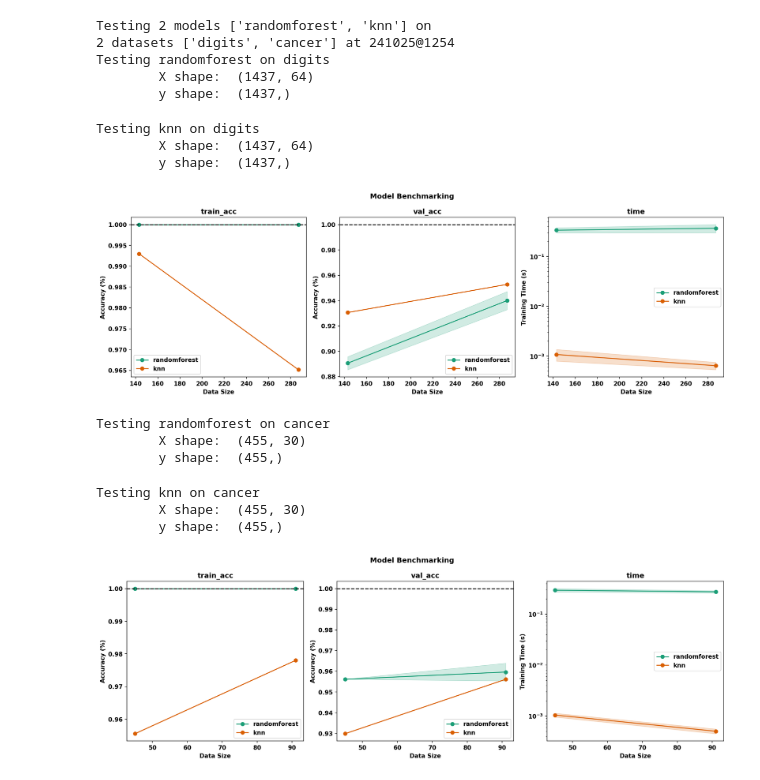
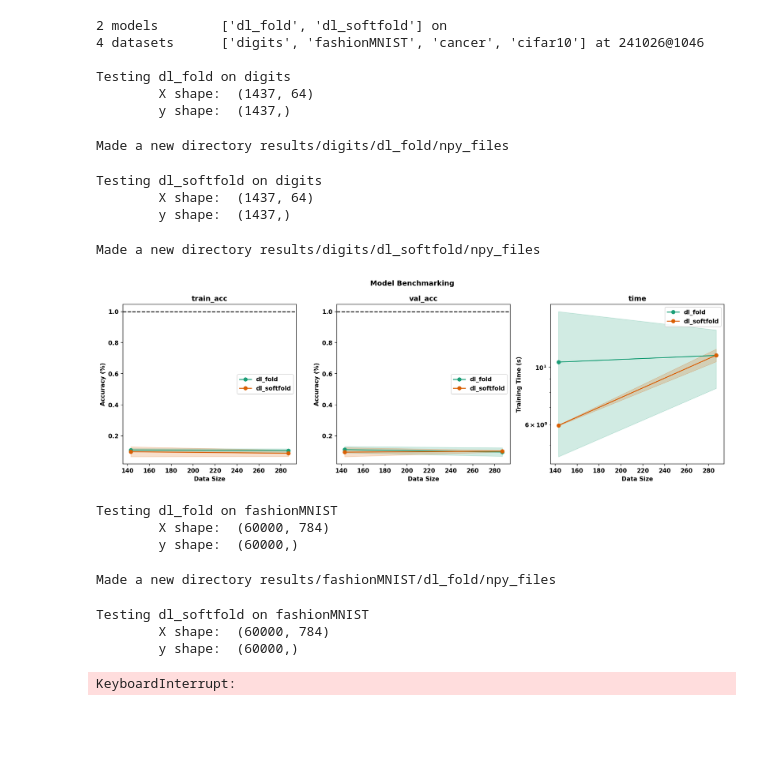
Before and after one commit to binDebug3/FoldAndCutNetworks, a Jupyter notebook: BenchmarkTests/benchmark.ipynb, the cells around one changed output. Cells and saved outputs as stored; diff of their text form; code cells hidden in the pictures; blank space fills up the shorter version.

Commit message:
benchmark is ready for fold networks

```diff
--- a/BenchmarkTests/benchmark.ipynb
+++ b/BenchmarkTests/benchmark.ipynb
@@ -8,40 +8,51 @@ reimport(["from data_loader import *"], globals())
 date_time = dt.datetime.now().strftime(date_format)
 # %%
 test_results = {}
-verbose = 1
+verbose = 2
 new_set = False
+repeat = 3
 
 if new_set:
     date_time = dt.datetime.now().strftime(date_format)
 
 if verbose > 0:
-    print(f"{len(all_benchmark_models)} models \t{all_benchmark_models} on")
+    print(f"{len(benchmark_models)} models \t{benchmark_models} on")
     print(f"{len(benchmark_datasets)} datasets \t{benchmark_datasets} at {date_time}\n")
 if verbose > 1:
     pprint(config)
 
 for dataset_name in benchmark_datasets:
     test_results[dataset_name] = {}
-    for model_name in all_benchmark_models:
-        results, sizes = test_model(model_name, date_time, dataset_name, return_sizes=True, verbose=verbose)
-        test_results[dataset_name].update(results)
+    for model_name in benchmark_models:
+        try:
+            results, sizes = test_model(model_name, date_time, dataset_name,
+                                        return_sizes=True, repeat=repeat, verbose=verbose)
+            test_results[dataset_name].update(results)
+        except InvalidModelError as e:
+            print(f"Error: {e}")
+            print(f"Skipping {model_name} on {dataset_name}")
+            continue
     constants = (sizes, date_time, dataset_name)
     plot_results(test_results[dataset_name], constants,
                  save_fig=True, replace_fig=True, from_data=False)
 # %% [output]
-Testing 2 models ['randomforest', 'knn'] on
-2 datasets ['digits', 'cancer'] at 241025@1254
-Testing randomforest on digits
+2 models        ['dl_fold', 'dl_softfold'] on
+4 datasets      ['digits', 'fashionMNIST', 'cancer', 'cifar10'] at 241026@1046
+
+Testing dl_fold on digits
         X shape:  (1437, 64)
         y shape:  (1437,)
-Testing knn on digits
-        X shape:  (1437, 64)
-        y shape:  (1437,)
+Made a new directory results/digits/dl_fold/npy_files
-[figure, old version]
-Testing randomforest on cancer
-        X shape:  (455, 30)
-        y shape:  (455,)
+Testing dl_softfold on digits
+        X shape:  (1437, 64)
+        y shape:  (1437,)
-Testing knn on cancer
-        X shape:  (455, 30)
-        y shape:  (455,)
+Made a new directory results/digits/dl_softfold/npy_files
-[figure, removed]
+[figure, new version]
+Testing dl_fold on fashionMNIST
+        X shape:  (60000, 784)
+        y shape:  (60000,)
+Made a new directory results/fashionMNIST/dl_fold/npy_files
+Testing dl_softfold on fashionMNIST
+        X shape:  (60000, 784)
+        y shape:  (60000,)
+KeyboardInterrupt:
```
Also changed, not shown: 8 other files.
